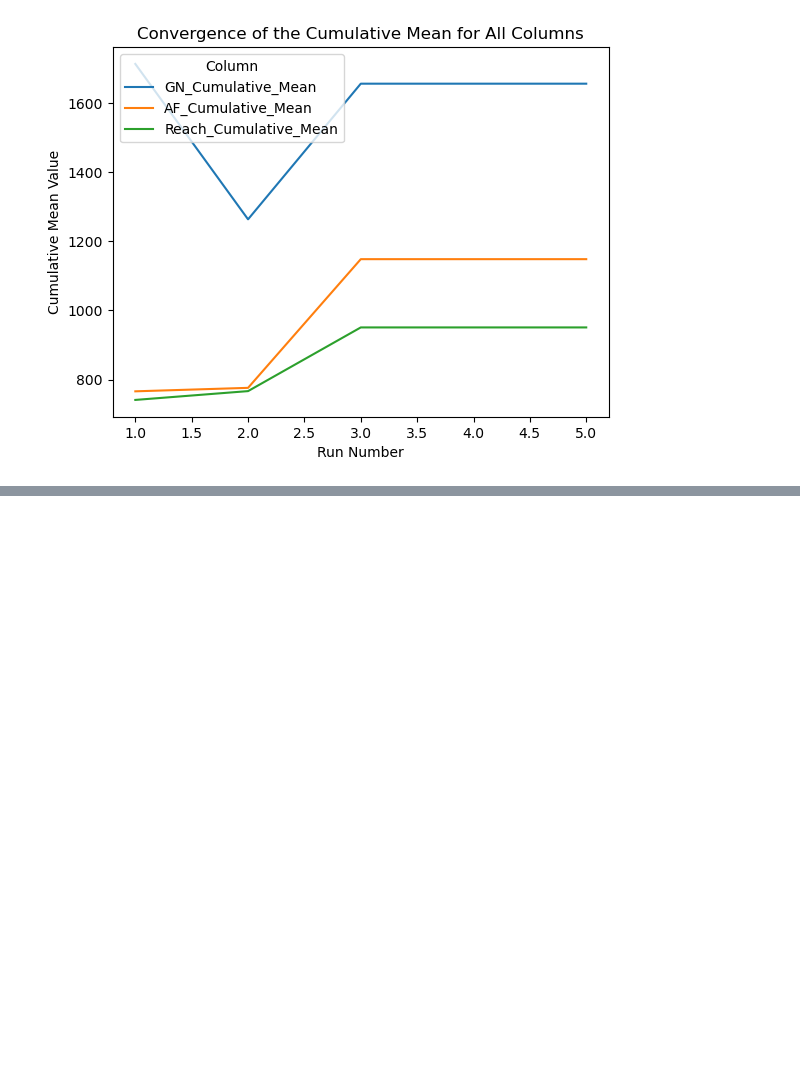
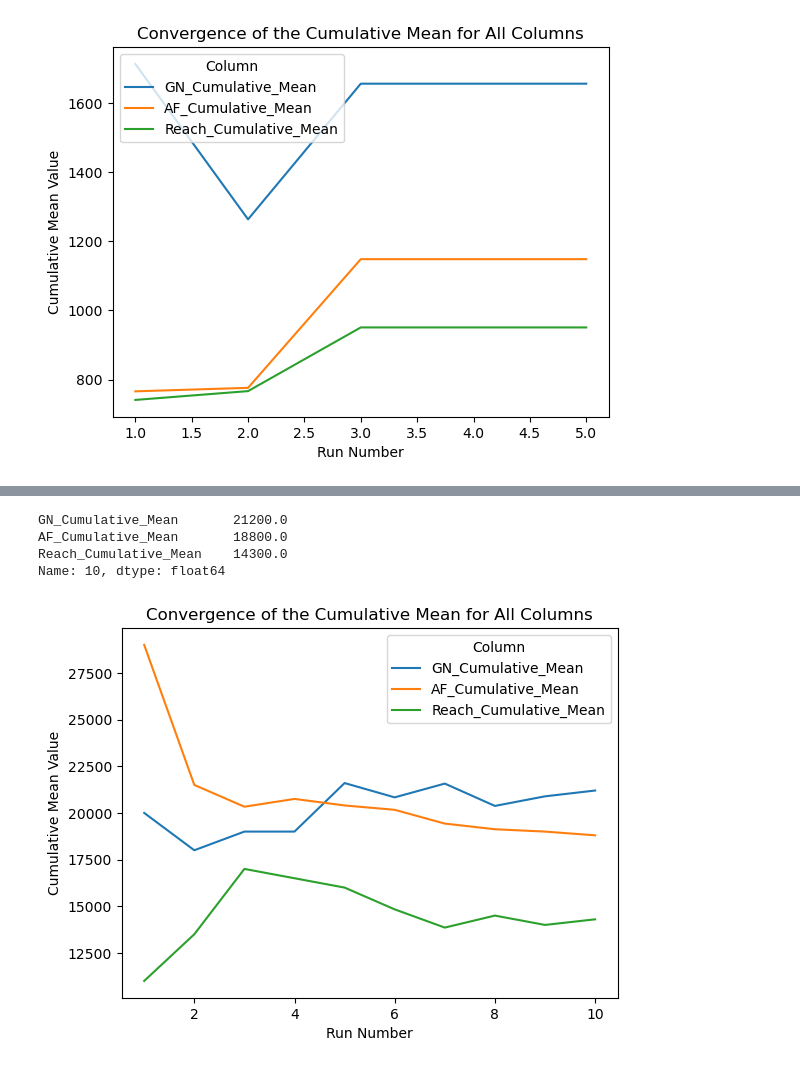
Before and after one commit to samuelepeirone/SOTA-RL, a Jupyter notebook: notebook/Computation Times.ipynb, the cells around one changed output, grey strips where cells are left out. Drawn from its saved outputs; the diff is of its cells as text; code cells hidden in the pictures; blank space fills up the shorter version.

```diff
--- a/notebook/Computation Times.ipynb
+++ b/notebook/Computation Times.ipynb
@@ -90,0 +99,8 @@ Name: 5, dtype: float64
+# %%
+print_cumulative_mean_convergence("./results/computation times/5x5-1_firstnonzeroprobability_1k.csv")
+# %% [output]
+GN_Cumulative_Mean       21200.0
+AF_Cumulative_Mean       18800.0
+Reach_Cumulative_Mean    14300.0
+Name: 10, dtype: float64
+[figure, added]
```
Also changed, not shown: parts of 3 cells of this notebook, 31 other files.
